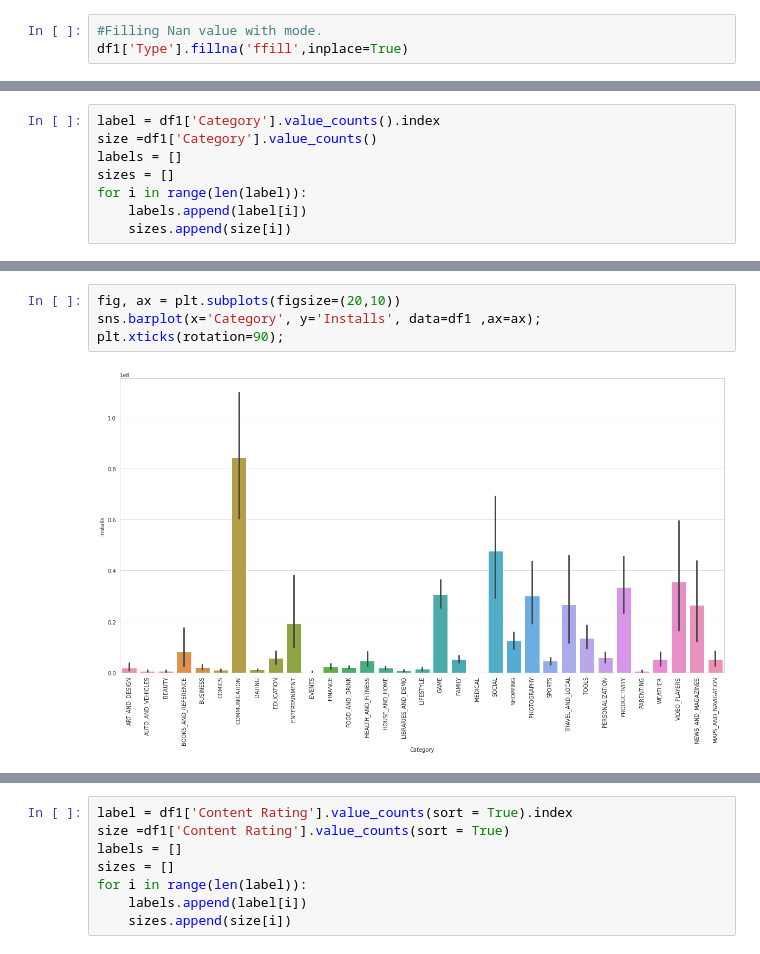
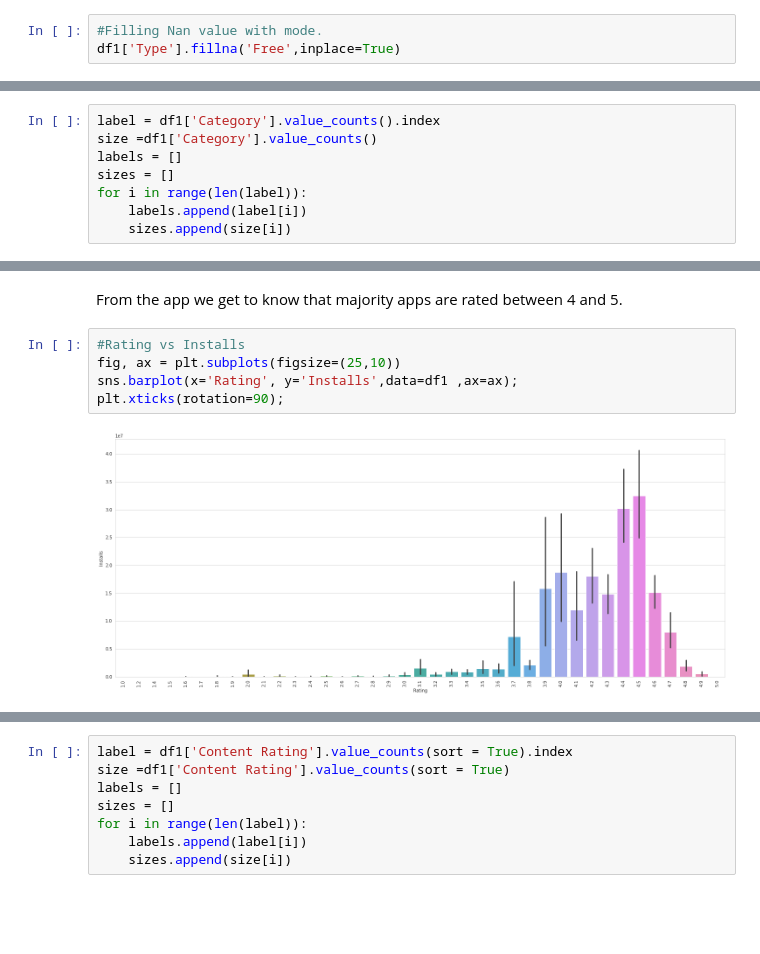
Before and after one commit to ansonsibi1/Play-Store-App-Review-Analysis-, a Jupyter notebook: Anson_Sibi_Play_Store_App_Review_Analysis_Capstone_Project.ipynb, the cells around one changed output, grey strips where cells are left out. Drawn from its saved outputs; the diff is of its cells as text; blank space fills up the shorter version.

```diff
--- a/Anson_Sibi_Play_Store_App_Review_Analysis_Capstone_Project.ipynb
+++ b/Anson_Sibi_Play_Store_App_Review_Analysis_Capstone_Project.ipynb
@@ -182,7 +180,7 @@ Lets first deal with the columns which contains  number of NaN values. By going
 **1. `Type`: There is only one NaN value in this column.**
 # %%
 #Filling Nan value with mode.
-df1['Type'].fillna('ffill',inplace=True)
+df1['Type'].fillna('Free',inplace=True)
 # %% [markdown]
 **2. `Content rating`: There is only one NaN value in this column.**
 # %%
@@ -408,6 +498,9 @@ plt.show();
+# %% [markdown]
+From the app we get to know that majority apps are rated between 4 and 5.
 # %%
-fig, ax = plt.subplots(figsize=(20,10))
-sns.barplot(x='Category', y='Installs', data=df1 ,ax=ax);
+#Rating vs Installs
+fig, ax = plt.subplots(figsize=(25,10))
+sns.barplot(x='Rating', y='Installs',data=df1 ,ax=ax);
 plt.xticks(rotation=90);
 # %% [output]
-[figure, old version]
+[figure, new version]
```
Also changed, not shown: parts of 37 cells of this notebook.
